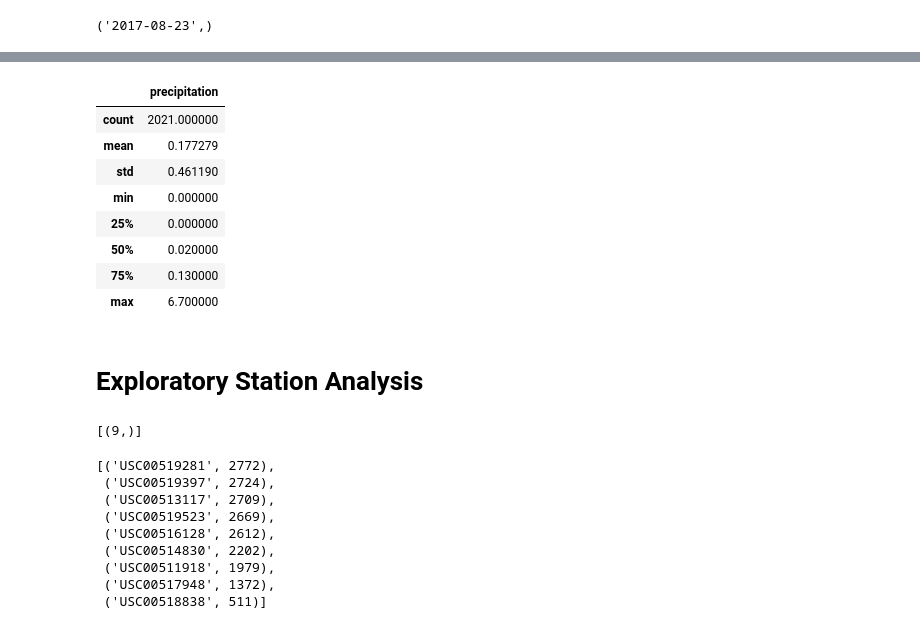
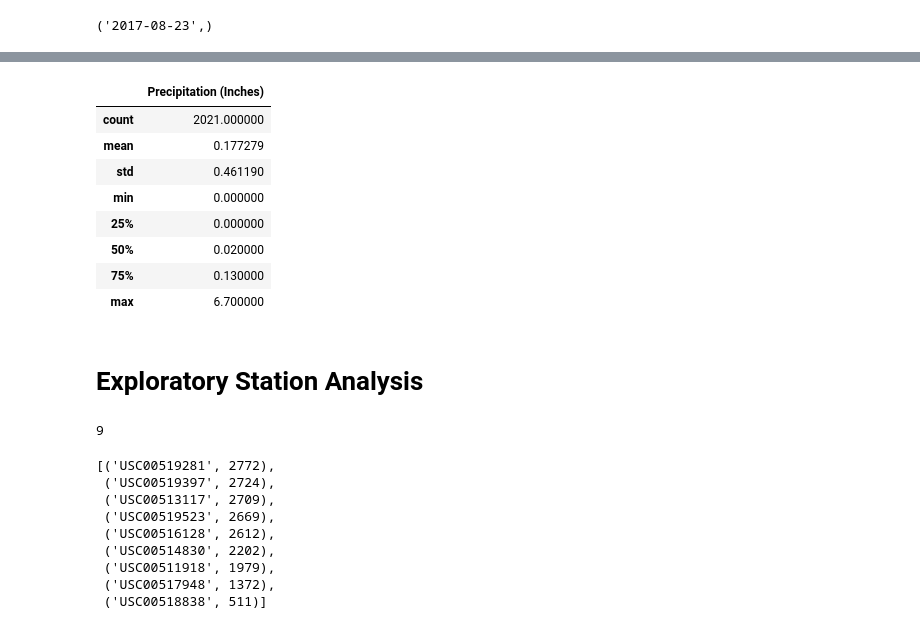
Before and after one commit to cburgyan/sqlalchemy-challenge, a Jupyter notebook: SurfsUp/climate_starter.ipynb, the cells around one changed output, grey strips where cells are left out. Drawn from its saved outputs; the diff is of its cells as text; code cells hidden in the pictures.

Commit message:
complete roughly the first portion of exploratory station analysis

```diff
--- a/SurfsUp/climate_starter.ipynb
+++ b/SurfsUp/climate_starter.ipynb
@@ -86,19 +86,35 @@ meaTableQ
 # %%
 # Design a query to retrieve the last 12 months of precipitation data and plot the results.
 # Starting from the most recent data point in the database.
-recent12 = session.query(measurementTable.date, measurementTable.prcp).filter(measurementTable.date > '2016-08-23')
-printResults(recent12, [measurementTable.date, measurementTable.prcp])
+
 # Calculate the date one year from the last date in data set.
-
+mostRecentDate = dt.date(int(meaTableQ[0][:4]), int(meaTableQ[0][5:7]), int(meaTableQ[0][8:10]))
+oneYearBefore = mostRecentDate - dt.timedelta(days=365)
+oneYearBefore
 
 # Perform a query to retrieve the data and precipitation scores
+recent12Months = session.query(measurementTable.date, measurementTable.prcp).filter(measurementTable.date >= oneYearBefore)
+
 
 
 # Save the query results as a Pandas DataFrame. Explicitly set the column names
-
+twelveMonthRain_df = pd.DataFrame(recent12Months, columns=['Date', 'Precipitation (Inches)'])
 
 # Sort the dataframe by date
-
+srt12Month_df = twelveMonthRain_df.sort_values('Date')
+# print(srt12Month_df.count())
+cleanSrt12Month_df = srt12Month_df.loc[srt12Month_df['Precipitation (Inches)'].isna() != True]
+# print(cleanSrt12Month_df.count())
+# cleanSrt12Month_df.head()
 
 # Use Pandas Plotting with Matplotlib to plot the data
+x = cleanSrt12Month_df['Date']
+y = cleanSrt12Month_df['Precipitation (Inches)']
+plt.bar(x, y, width=3)
+plt.xticks(x[::455], rotation = 90)
+plt.xlabel('Date')
+plt.ylabel('Inches')
+plt.legend(labels={'precipitation':"blue"}, loc=(.305, .87))
+plt.show()
+# srt12Month_df.plot(kind='hist', x = cleanSrt12Month_df['Date'], x = cleanSrt12Month_df['Precipitation (Inches)'])
 # %% [output]
@@ -122,7 +122,8 @@ printResults(recent12, [measurementTable.date, measurementTable.prcp])
 # %%
 # Use Pandas to calculate the summary statistics for the precipitation data
+cleanSrt12Month_df.describe()
 # %% [output]
-|  | precipitation |
+|  | Precipitation (Inches) |
 | count | 2021.000000 |
 | mean | 0.177279 |
 | std | 0.461190 |
@@ -135,8 +136,9 @@ printResults(recent12, [measurementTable.date, measurementTable.prcp])
 # Exploratory Station Analysis
 # %%
 # Design a query to calculate the total number of stations in the dataset
+session.query(measurementTable).group_by(measurementTable.station).count()
 # %% [output]
-[(9,)]
+9
 # %%
 # Design a query to find the most active stations (i.e. which stations have the most rows?)
 # List the stations and their counts in descending order.
```
Also changed, not shown: parts of 3 cells of this notebook.
